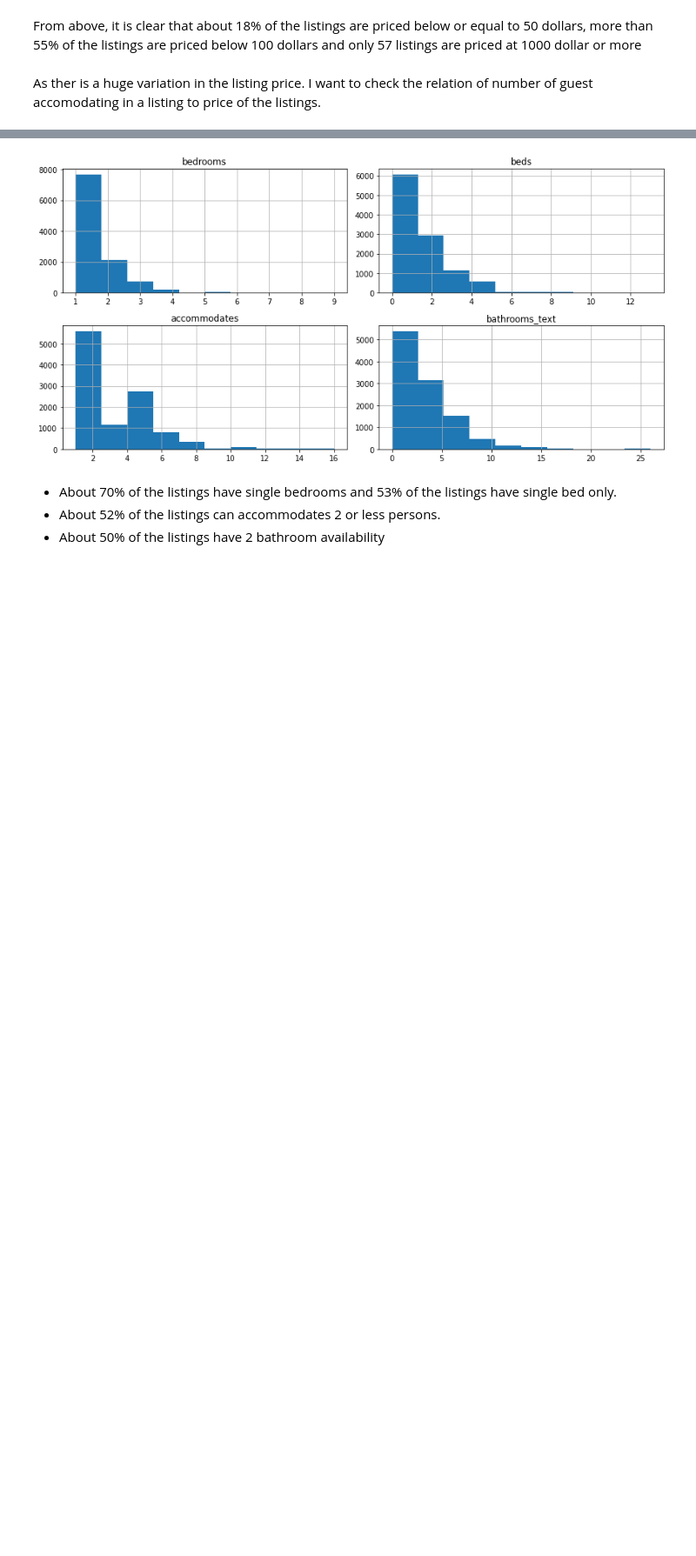
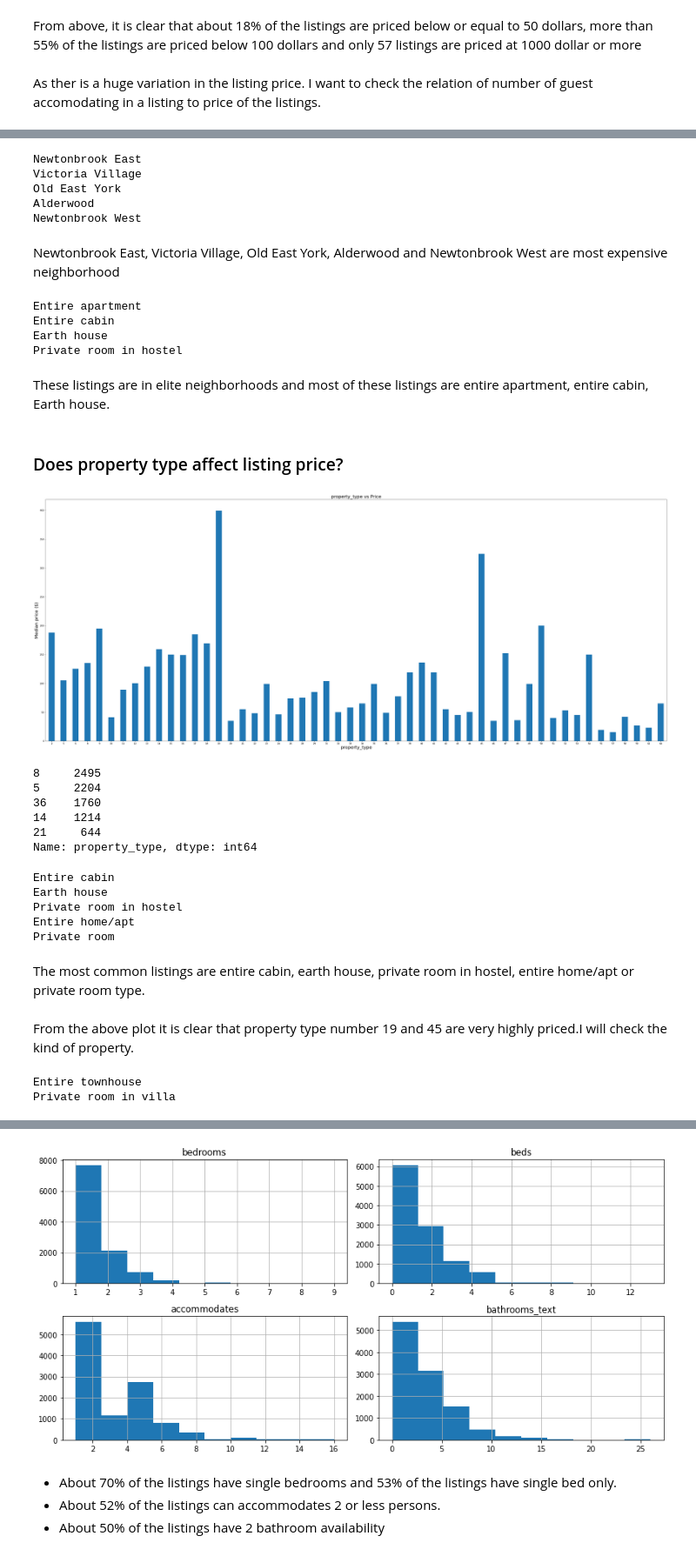
Before and after one commit to GKPSingh/Toronto-Airbnb, a Jupyter notebook: Airbnb_EDA.ipynb, the cells around one changed output, grey strips where cells are left out. Shown at 87% size. Cells and saved outputs as stored; diff of their text form; code cells hidden in the pictures; blank space fills up the shorter version.

```diff
--- a/Airbnb_EDA.ipynb
+++ b/Airbnb_EDA.ipynb
@@ -117,0 +195,75 @@ As ther is a huge variation in the listing price. I want to check the relation o
+# %%
+# Finding most expensive neighbourhood
+print(neigh[85])
+print(neigh[121])
+print(neigh[93])
+print(neigh[2])
+print(neigh[86])
+# %% [output]
+Newtonbrook East
+Victoria Village
+Old East York
+Alderwood
+Newtonbrook West
+# %% [markdown]
+Newtonbrook East, Victoria Village, Old East York, Alderwood and Newtonbrook West are most expensive neighborhood
+# %%
+#Checking the propery types of the most expensive neighborhood
+print(prop[5])
+print(prop[7])
+print(prop[4])
+print(prop[35])
+# %% [output]
+Entire apartment
+Entire cabin
+Earth house
+Private room in hostel
+# %% [markdown]
+These listings are in elite neighborhoods and most of these listings are entire apartment, entire cabin, Earth house.
+# %% [markdown]
+### Does property type affect listing price?
+# %%
+# Median price of Airbnbs as neighbourhood_cleansed
+plt.figure(figsize=(50,20))
+df.groupby('property_type')['price'].median().plot(kind='bar')
+plt.title('property_type vs Price', fontsize=20)
+plt.xlabel('property_type', fontsize=20)
+plt.ylabel('Median price ($)', fontsize=20)
+plt.xticks(rotation=0)
+#plt.xlim(left=0.5)
+plt.show()
+# %% [output]
+[figure, added]
+# %%
+# Finding the major property_type of listings
+df['property_type'].value_counts().head()
+# %% [output]
+8     2495
+5     2204
+36    1760
+14    1214
+21     644
+Name: property_type, dtype: int64
+# %%
+print(prop[7])
+print(prop[4])
+print(prop[35])
+print(prop[13])
+print(prop[20])
+# %% [output]
+Entire cabin
+Earth house
+Private room in hostel
+Entire home/apt
+Private room
+# %% [markdown]
+The most common listings are entire cabin, earth house, private room in hostel, entire home/apt or private room type.
+# %% [markdown]
+From the above plot it is clear that property type number 19 and 45 are very highly priced.I will check the kind of property.
+# %%
+# Finding the property kind
+print(prop[18])
+print(prop[44])
+# %% [output]
+Entire townhouse
+Private room in villa
```
Also changed, not shown: parts of 18 cells of this notebook.
